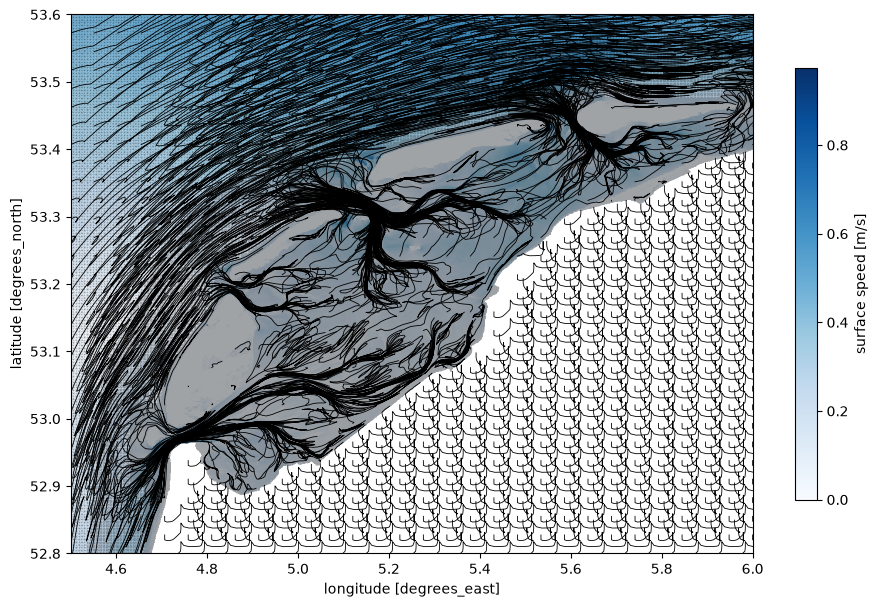
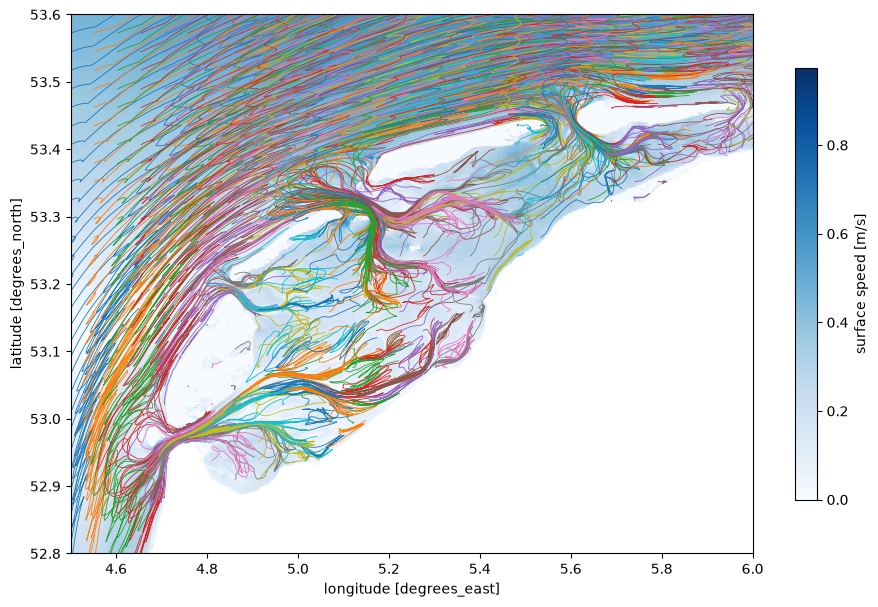
Code edit (unified diff) that turned the first committed figure into the second:
--- before
+++ after
@@ -11,5 +11,5 @@
     vmax=np.nanpercentile(tri_speed, 98),
 )
-ax.triplot(triang, color="k", lw=0.2, alpha=0.35)
+# ax.triplot(triang, color="k", lw=0.2, alpha=0.35)
 ax.set_xlim([4.5, 6])
 ax.set_ylim([52.8, 53.6])
@@ -22,5 +22,4 @@
         np.array(traj["lon"]),
         np.array(traj["lat"]),
-        color="k",
         lw=0.6,
         zorder=2,

Commit: Improve triangulation routine